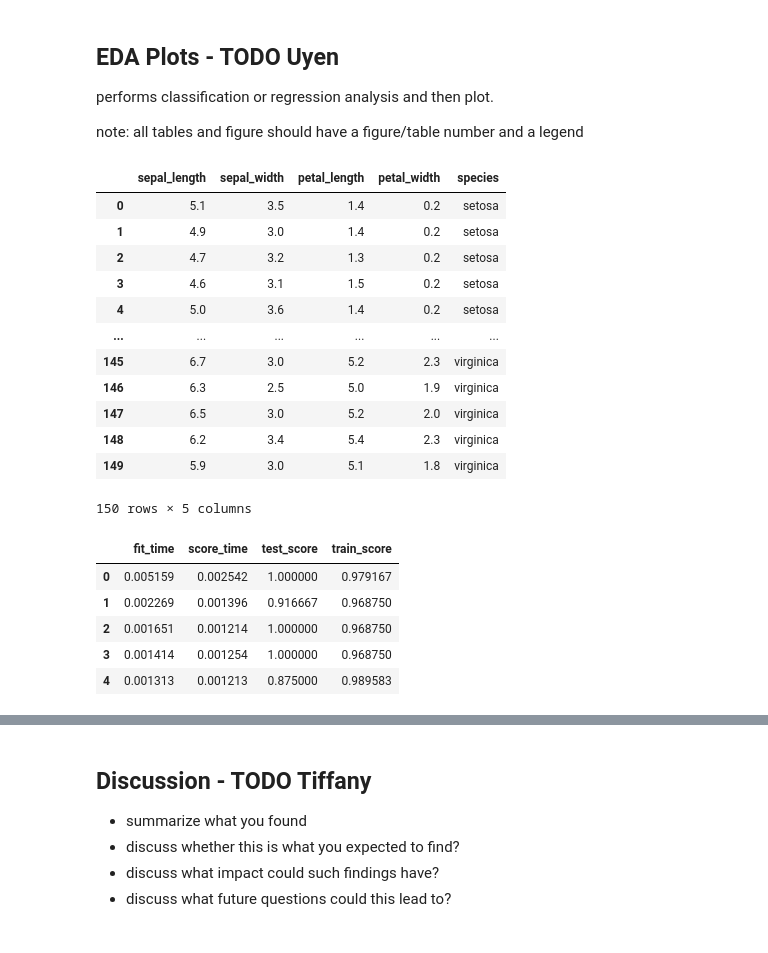
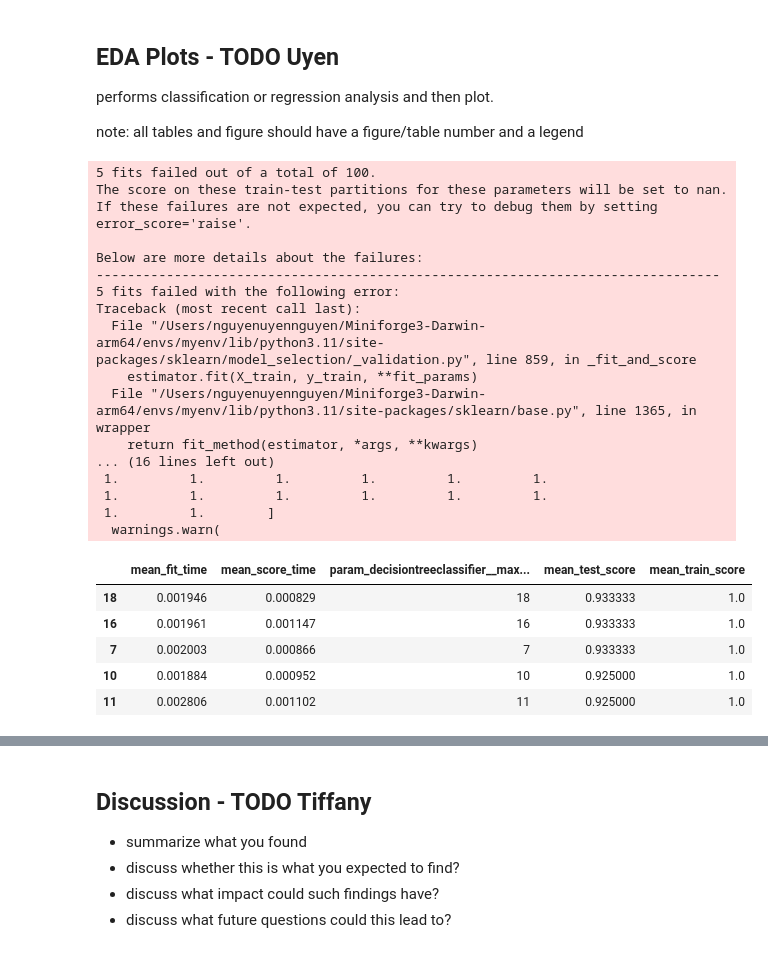
Before and after one commit to tiffchu/group28, a Jupyter notebook: iris_predictor_report.ipynb, the cells around one changed output, grey strips where cells are left out. Drawn from its saved outputs; the diff is of its cells as text; code cells hidden in the pictures.

Commit message:
add in parameters for 2 models

```diff
--- a/iris_predictor_report.ipynb
+++ b/iris_predictor_report.ipynb
@@ -264,62 +264,64 @@ petal_width_BP = alt.Chart(df).mark_boxplot().encode(
 performs classification or regression analysis and then plot.
 
 note: all tables and figure should have a figure/table number and a legend
-# %%
-df
-# %% [output]
-|  | sepal_length | sepal_width | petal_length | petal_width | species |
-| 0 | 5.1 | 3.5 | 1.4 | 0.2 | setosa |
-| 1 | 4.9 | 3.0 | 1.4 | 0.2 | setosa |
-| 2 | 4.7 | 3.2 | 1.3 | 0.2 | setosa |
-| 3 | 4.6 | 3.1 | 1.5 | 0.2 | setosa |
-| 4 | 5.0 | 3.6 | 1.4 | 0.2 | setosa |
-| ... | ... | ... | ... | ... | ... |
-| 145 | 6.7 | 3.0 | 5.2 | 2.3 | virginica |
-| 146 | 6.3 | 2.5 | 5.0 | 1.9 | virginica |
-| 147 | 6.5 | 3.0 | 5.2 | 2.0 | virginica |
-| 148 | 6.2 | 3.4 | 5.4 | 2.3 | virginica |
-| 149 | 5.9 | 3.0 | 5.1 | 1.8 | virginica |
-150 rows × 5 columns
 # %%
 # TODO -> use decision tree or whatever classifier. Might also want a pipeline for scaling etc
 
 from sklearn.model_selection import train_test_split
 from sklearn.preprocessing import MinMaxScaler, StandardScaler
 from sklearn.neighbors import KNeighborsClassifier
 from sklearn.tree import DecisionTreeClassifier
 from sklearn.pipeline import make_pipeline
 from sklearn.model_selection import cross_validate
+import numpy as np
+from sklearn.model_selection import RandomizedSearchCV
 
 
 #Split data into train and test data set
 X = df.drop('species', axis=1)
 y = df['species']
 
 X_train, X_test, y_train, y_test = train_test_split(
     X, y, test_size=0.2, random_state=123
 )
 
 scaling = StandardScaler()
 
-knn = KNeighborsClassifier()
-dt = DecisionTreeClassifier()
+#Decision Tree
 
-pipe = make_pipeline(
-    scaling,
-    knn
+param_grid = {
+    "decisiontreeclassifier__max_depth": range(0,20)
+    }
+
+pipe = make_pipeline(scaling, DecisionTreeClassifier())
+ds_random_search = RandomizedSearchCV(
+            pipe, param_distributions=param_grid, n_jobs=-1, n_iter=50, cv=5, return_train_score=True
     )
 
-pipe.fit(X_train, y_train)
-
-scores = cross_validate(
-    pipe, X_train, y_train, cv=5, return_train_score = True
-)
-
-pd.DataFrame(scores)
+ds_random_search.fit(X_train, y_train)
+pd.DataFrame(ds_random_search.cv_results_)[['mean_fit_time', 'mean_score_time', 'param_decisiontreeclassifier__max_depth',
+                                                         'mean_test_score', 'mean_train_score']].sort_values('mean_test_score', ascending = False).head()
 # %% [output]
+5 fits failed out of a total of 100.
+The score on these train-test partitions for these parameters will be set to nan.
+If these failures are not expected, you can try to debug them by setting error_score='raise'.
+
+Below are more details about the failures:
+--------------------------------------------------------------------------------
+5 fits failed with the following error:
+Traceback (most recent call last):
+  File "/Users/nguyenuyennguyen/Miniforge3-Darwin-arm64/envs/myenv/lib/python3.11/site-packages/sklearn/model_selection/_validation.py", line 859, in _fit_and_score
+    estimator.fit(X_train, y_train, **fit_params)
+  File "/Users/nguyenuyennguyen/Miniforge3-Darwin-arm64/envs/myenv/lib/python3.11/site-packages/sklearn/base.py", line 1365, in wrapper
+    return fit_method(estimator, *args, **kwargs)
+... (16 lines left out)
+ 1.         1.         1.         1.         1.         1.
+ 1.         1.         1.         1.         1.         1.
+ 1.         1.        ]
+  warnings.warn(
-|  | fit_time | score_time | test_score | train_score |
-| 0 | 0.005159 | 0.002542 | 1.000000 | 0.979167 |
-| 1 | 0.002269 | 0.001396 | 0.916667 | 0.968750 |
-| 2 | 0.001651 | 0.001214 | 1.000000 | 0.968750 |
-| 3 | 0.001414 | 0.001254 | 1.000000 | 0.968750 |
-| 4 | 0.001313 | 0.001213 | 0.875000 | 0.989583 |
+|  | mean_fit_time | mean_score_time | param_decisiontreeclassifier__max... | mean_test_score | mean_train_score |
+| 18 | 0.001946 | 0.000829 | 18 | 0.933333 | 1.0 |
+| 16 | 0.001961 | 0.001147 | 16 | 0.933333 | 1.0 |
+| 7 | 0.002003 | 0.000866 | 7 | 0.933333 | 1.0 |
+| 10 | 0.001884 | 0.000952 | 10 | 0.925000 | 1.0 |
+| 11 | 0.002806 | 0.001102 | 11 | 0.925000 | 1.0 |
```
Also changed, not shown: parts of 2 cells of this notebook.
